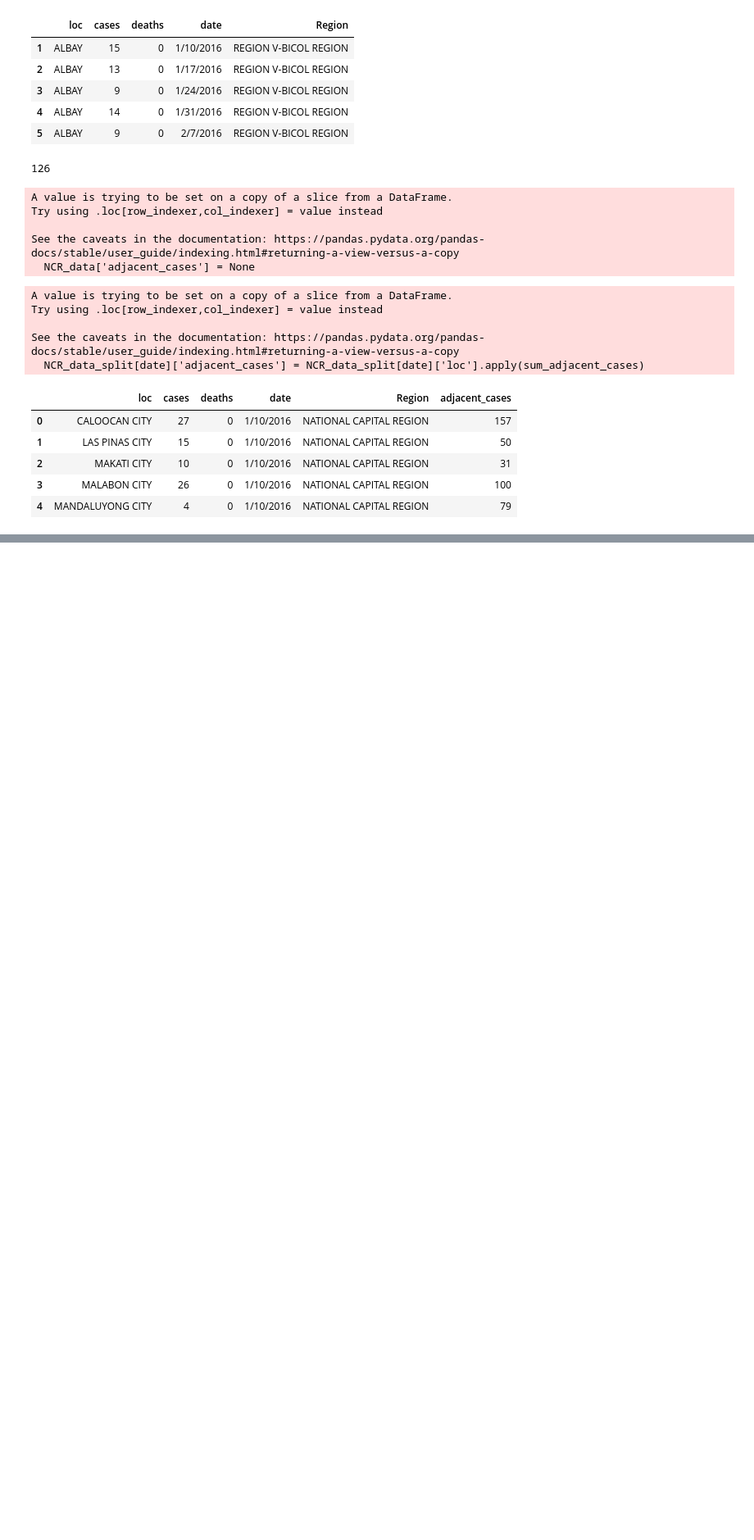
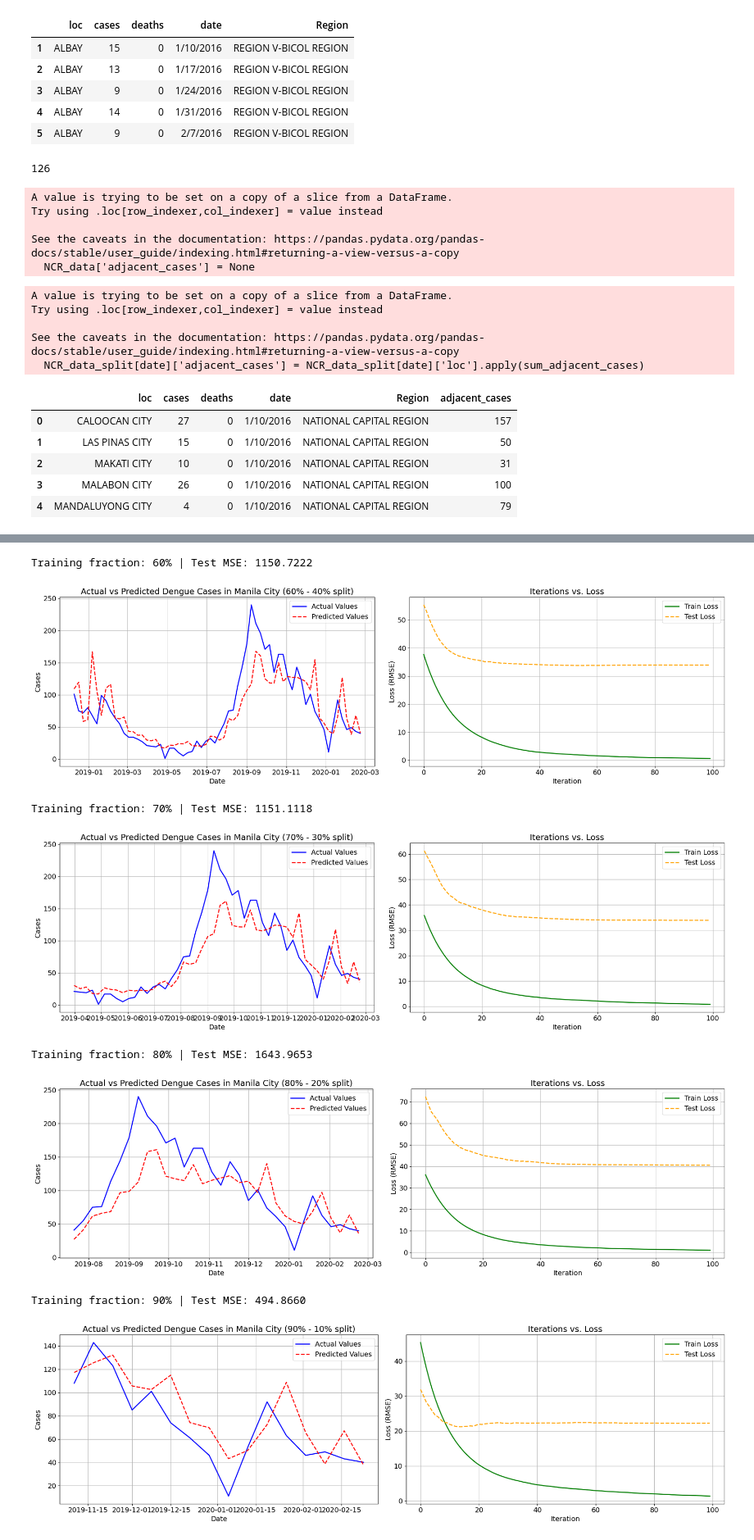
Before and after one commit to manganeseheptoxide/Philippine-Dengue-Cases-Forecasting, a Jupyter notebook: model_training.ipynb, the cells around one changed output, grey strips where cells are left out. Shown at 82% size. Saved outputs shown, nothing was run; the diff lists cells and outputs as text; code cells hidden in the pictures; blank space fills up the shorter version.

```diff
--- a/model_training.ipynb
+++ b/model_training.ipynb
@@ -138,0 +288,78 @@ See the caveats in the documentation: https://pandas.pydata.org/pandas-docs/stab
+# %%
+df =mnl_model_data
+n = len(df)
+fractions = [0.6, 0.7, 0.8, 0.9]
+# fractions = [0.6, 0.7, 0.8]
+results = []
+
+for frac in fractions:
+    train_size = int(frac * n)
+    # Use the first 'train_size' rows as the training set
+    train_data = df.iloc[:train_size]
+    # Use the remaining rows as the test set (if any)
+    test_data = df.iloc[train_size:]
+
+    # Prepare XGBoost DMatrix objects
+    dtrain = xgb.DMatrix(train_data.drop('cases', axis=1), label=train_data['cases'])
+    if not test_data.empty:
+        dtest = xgb.DMatrix(test_data.drop('cases', axis=1), label=test_data['cases'])
+    else:
+        dtest = None
+    watchlist = [(dtrain, 'train'), (dtest, 'eval')]
+    evals_result = {}
+    # Define XGBoost parameters (adjust as needed)
+    params = {
+        'max_depth': 4,
+        'eta': 0.1,
+        'objective': 'reg:squarederror'  # Replace with your custom objective if needed
+    }
+
+    num_boost_round = 100
+    # model = xgb.train(params, dtrain, num_boost_round=num_boost_round, obj=generalized_huber_loss)
+    model = xgb.train(params, dtrain,num_boost_round, watchlist, evals_result=evals_result, verbose_eval=False)
+
+    # Evaluate the model on test data if available
+    if dtest is not None:
+        preds = model.predict(dtest)
+        mse = mean_squared_error(test_data['cases'], preds)
+        results.append((frac, mse))
+        print(f"Training fraction: {frac*100:.0f}% | Test MSE: {mse:.4f}")
+    else:
+        results.append((frac, None))
+        print(f"Training fraction: {frac*100:.0f}% | No test data available.")
+# 'results' now holds the training fraction and corresponding test MSE values.
+# Create a figure with 1 row and 2 columns of subplots
+    fig, ax = plt.subplots(1, 2, figsize=(20, 6))
+    plt.rcParams.update({'font.size': 14})
+    # Left subplot: Actual vs. Predicted Dengue Cases
+    ax[0].plot(test_data.index, test_data['cases'], label='Actual Values', color='blue', linewidth=2)
+    ax[0].plot(test_data.index, preds, label='Predicted Values', color='red', linestyle='--', linewidth=2)
+    ax[0].set_title(f'Actual vs Predicted Dengue Cases in Manila City ({frac*100:.0f}% - {(1-frac)*100:.0f}% split)')
+    ax[0].set_xlabel('Date')
+    ax[0].set_ylabel('Cases')
+    ax[0].legend()
+    ax[0].grid(True)
+
+    # Right subplot: Iterations vs. Custom Loss (MAE)
+    # Assume that evals_result contains our custom evaluation metric 'mae'
+    epochs = len(evals_result['train']['rmse'])
+    x_axis = range(epochs)
+    ax[1].plot(x_axis, evals_result['train']['rmse'], label='Train Loss', color='green', linewidth=2)
+    ax[1].plot(x_axis, evals_result['eval']['rmse'], label='Test Loss', color='orange', linestyle='--', linewidth=2)
+    ax[1].set_title('Iterations vs. Loss')
+    ax[1].set_xlabel('Iteration')
+    ax[1].set_ylabel('Loss (RMSE)')
+    ax[1].legend()
+    ax[1].grid(True)
+
+    plt.tight_layout()
+    plt.show()
+# %% [output]
+Training fraction: 60% | Test MSE: 1150.7222
+[figure, added]
+Training fraction: 70% | Test MSE: 1151.1118
+[figure, added]
+Training fraction: 80% | Test MSE: 1643.9653
+[figure, added]
+Training fraction: 90% | Test MSE: 494.8660
+[figure, added]
```
Also changed, not shown: parts of 25 cells of this notebook, 9 other files.
